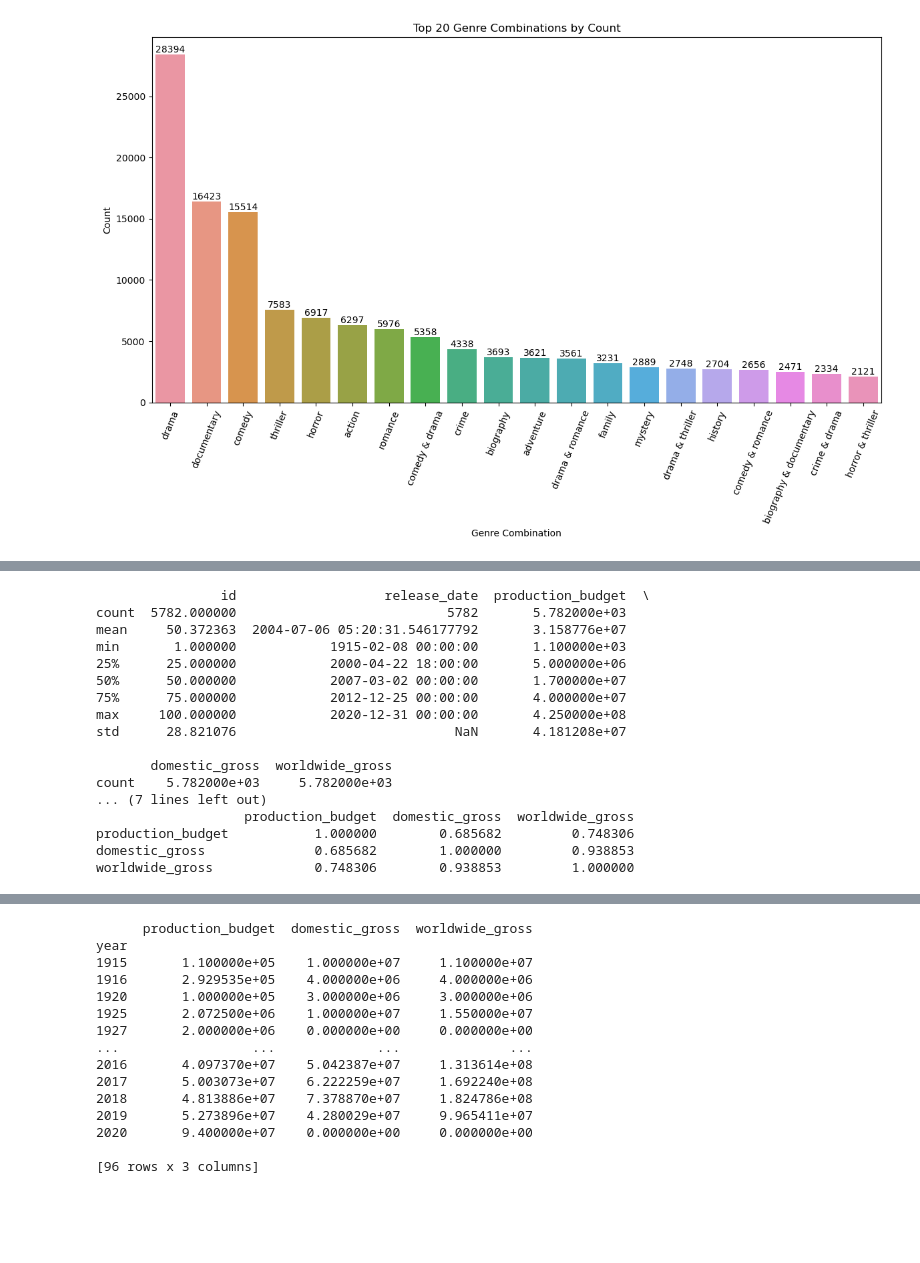
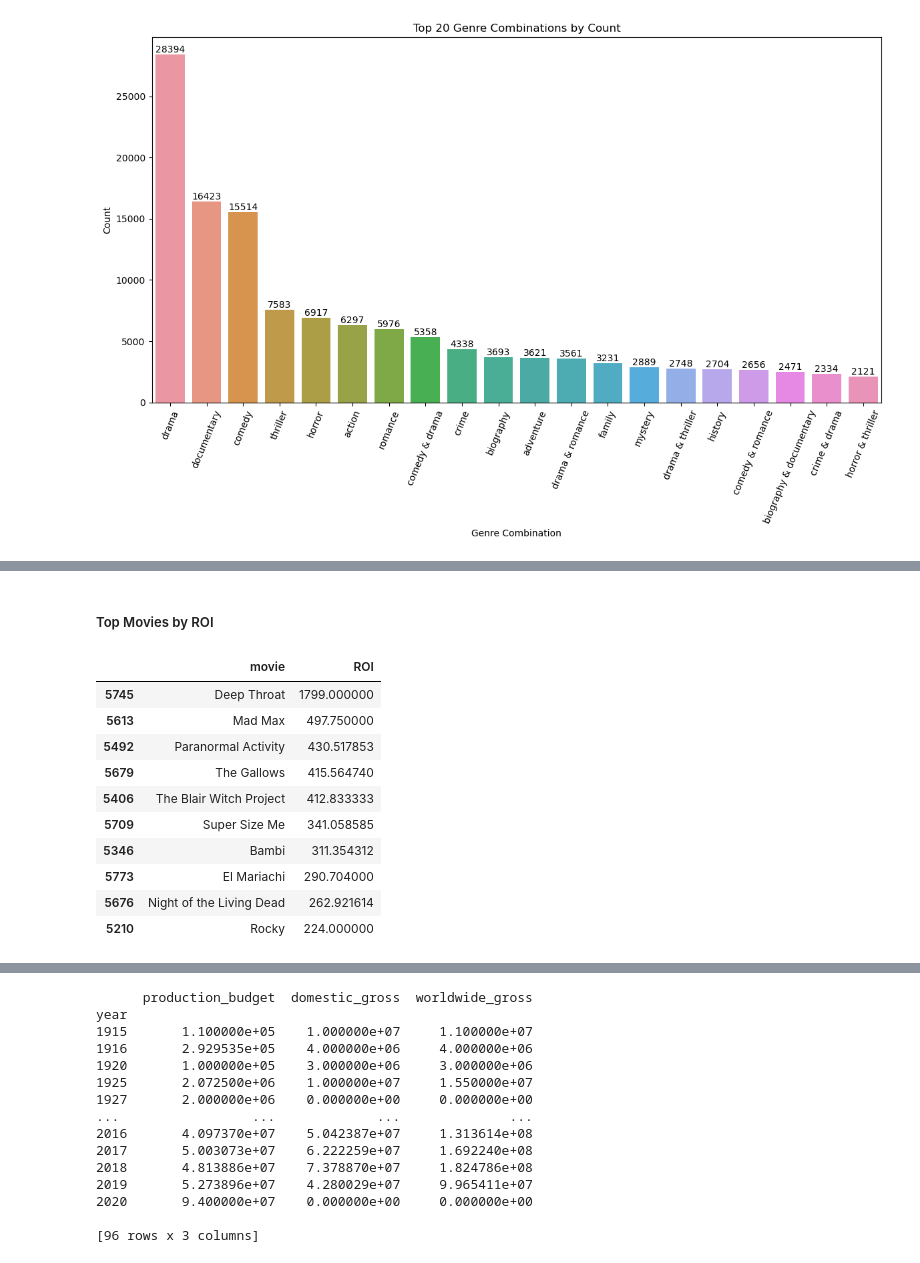
Before and after one commit to kev065/movie-studio-project, a Jupyter notebook: index.ipynb, the cells around one changed output, grey strips where cells are left out. Saved outputs shown, nothing was run; the diff lists cells and outputs as text; code cells hidden in the pictures; blank space fills up the shorter version.

```diff
--- a/index.ipynb
+++ b/index.ipynb
@@ -725,3 +784,21 @@ plt.show()
+# %% [markdown]
+##### Top Movies by ROI
+# %%
+movie_budgets_df['ROI'] = (movie_budgets_df['worldwide_gross'] - movie_budgets_df['production_budget']) / movie_budgets_df['production_budget']
+top_roi = movie_budgets_df.sort_values('ROI', ascending=False).head(10)
+top_roi[['movie', 'ROI']]
+# %% [output]
+|  | movie | ROI |
+| 5745 | Deep Throat | 1799.000000 |
+| 5613 | Mad Max | 497.750000 |
+| 5492 | Paranormal Activity | 430.517853 |
+| 5679 | The Gallows | 415.564740 |
+| 5406 | The Blair Witch Project | 412.833333 |
+| 5709 | Super Size Me | 341.058585 |
+| 5346 | Bambi | 311.354312 |
+| 5773 | El Mariachi | 290.704000 |
+| 5676 | Night of the Living Dead | 262.921614 |
+| 5210 | Rocky | 224.000000 |
 # %%
 # cleaning currency strings
 def clean_currency(x):
@@ -733,27 +810,3 @@ def clean_currency(x):
 columns_to_clean = ['production_budget', 'domestic_gross', 'worldwide_gross']
 for col in columns_to_clean:
     movie_budgets_df[col] = movie_budgets_df[col].apply(clean_currency).astype(float)
-
-# Summary statistics
-print(movie_budgets_df.describe())
-
-# Correlation between budget and gross earnings
-print(movie_budgets_df[['production_budget', 'domestic_gross', 'worldwide_gross']].corr())
-# %% [output]
-                id                   release_date  production_budget  \
-count  5782.000000                           5782       5.782000e+03
-mean     50.372363  2004-07-06 05:20:31.546177792       3.158776e+07
-min       1.000000            1915-02-08 00:00:00       1.100000e+03
-25%      25.000000            2000-04-22 18:00:00       5.000000e+06
-50%      50.000000            2007-03-02 00:00:00       1.700000e+07
-75%      75.000000            2012-12-25 00:00:00       4.000000e+07
-max     100.000000            2020-12-31 00:00:00       4.250000e+08
-std      28.821076                            NaN       4.181208e+07
-
-       domestic_gross  worldwide_gross
-count    5.782000e+03     5.782000e+03
-... (7 lines left out)
-                   production_budget  domestic_gross  worldwide_gross
-production_budget           1.000000        0.685682         0.748306
-domestic_gross              0.685682        1.000000         0.938853
-worldwide_gross             0.748306        0.938853         1.000000
```
Also changed, not shown: parts of 11 cells of this notebook.
